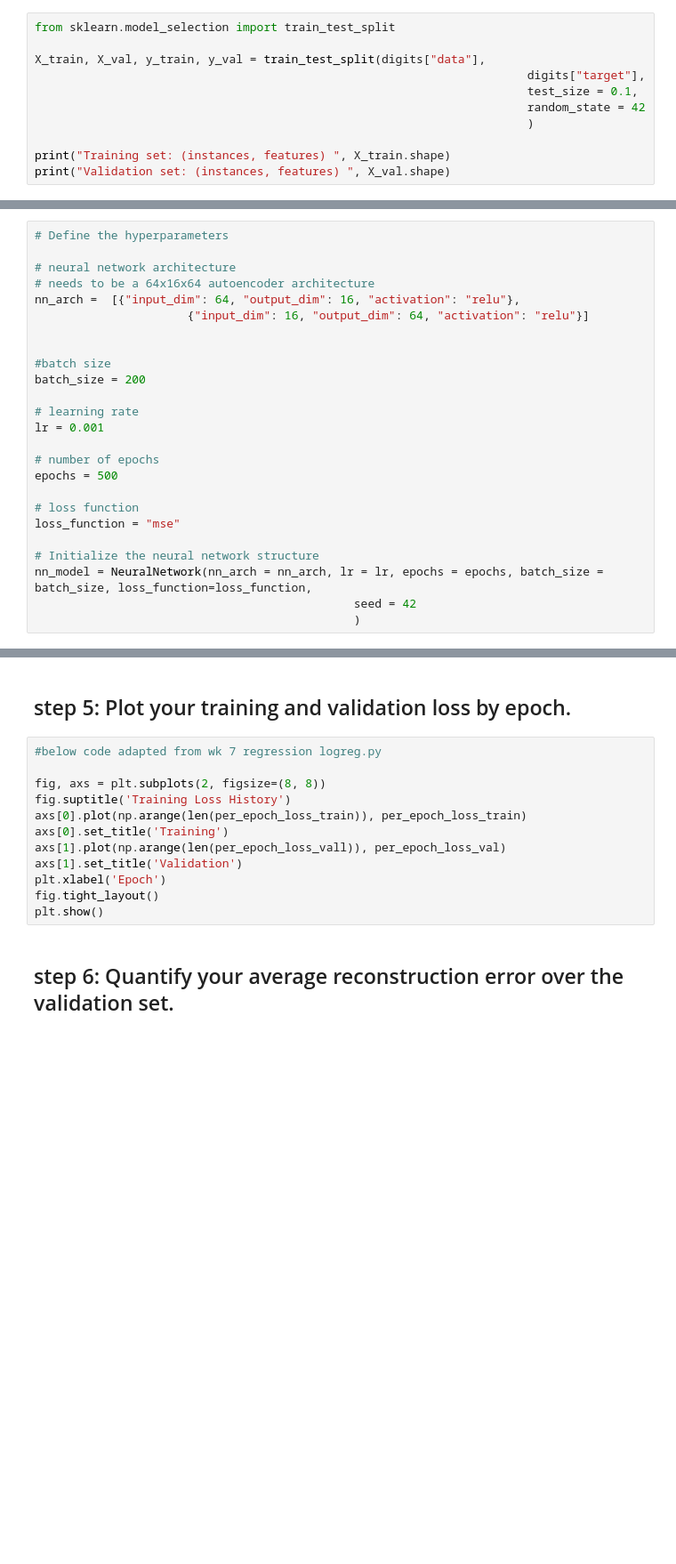
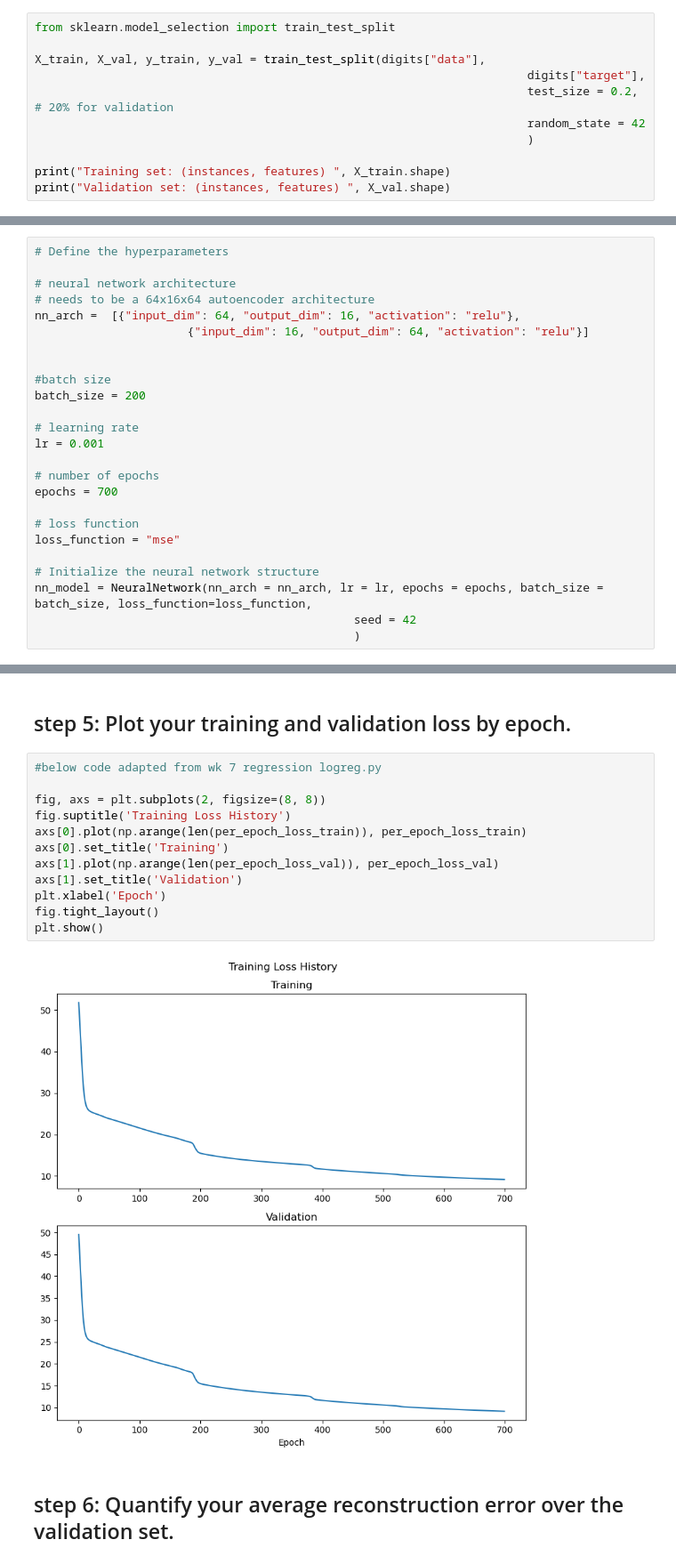
Before and after one commit to IJbeasley/final-nn, a Jupyter notebook: autoencoder.ipynb, the cells around one changed output, grey strips where cells are left out. Shown at 89% size. Cells and saved outputs as stored; diff of their text form; blank space fills up the shorter version.

```diff
--- a/autoencoder.ipynb
+++ b/autoencoder.ipynb
@@ -49,7 +49,7 @@ from sklearn.model_selection import train_test_split
 
 X_train, X_val, y_train, y_val = train_test_split(digits["data"],
                                                                        digits["target"],
-                                                                       test_size = 0.1,
+                                                                       test_size = 0.2, # 20% for validation
                                                                        random_state = 42
                                                                        )
 
@@ -97,7 +97,7 @@ batch_size = 200
 lr = 0.001
 
 # number of epochs
-epochs = 500
+epochs = 700
 
 # loss function
 loss_function = "mse"
@@ -120,15 +116,17 @@ ValueError: operands could not be broadcast together with shapes (180,16) (180,6
 # %%
 #below code adapted from wk 7 regression logreg.py
 
 fig, axs = plt.subplots(2, figsize=(8, 8))
 fig.suptitle('Training Loss History')
 axs[0].plot(np.arange(len(per_epoch_loss_train)), per_epoch_loss_train)
 axs[0].set_title('Training')
-axs[1].plot(np.arange(len(per_epoch_loss_vall)), per_epoch_loss_val)
+axs[1].plot(np.arange(len(per_epoch_loss_val)), per_epoch_loss_val)
 axs[1].set_title('Validation')
 plt.xlabel('Epoch')
 fig.tight_layout()
 plt.show()
+# %% [output]
+[figure, added]
 # %% [markdown]
 ## step 6: Quantify your average reconstruction error over the validation set.
 # %%
```
Also changed, not shown: parts of 6 cells of this notebook.
